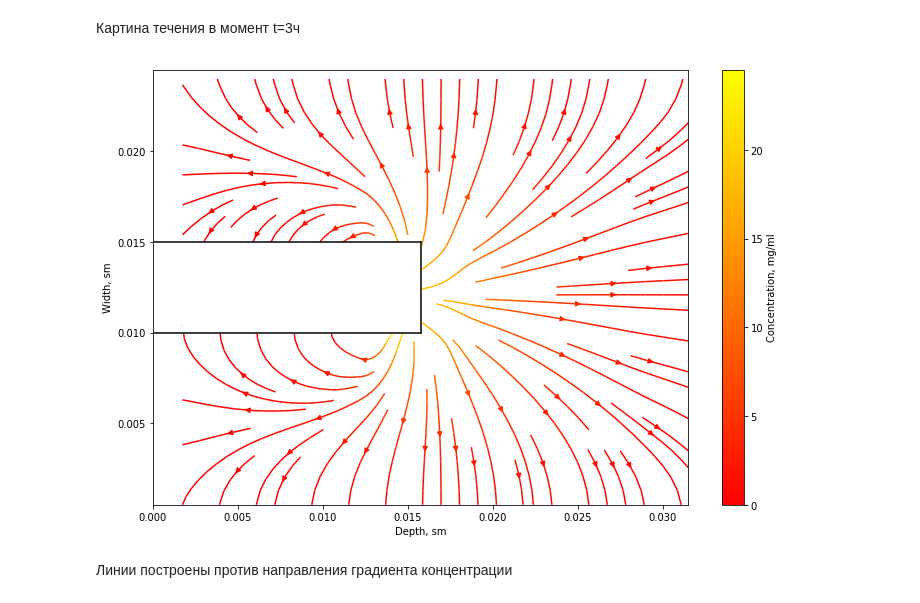
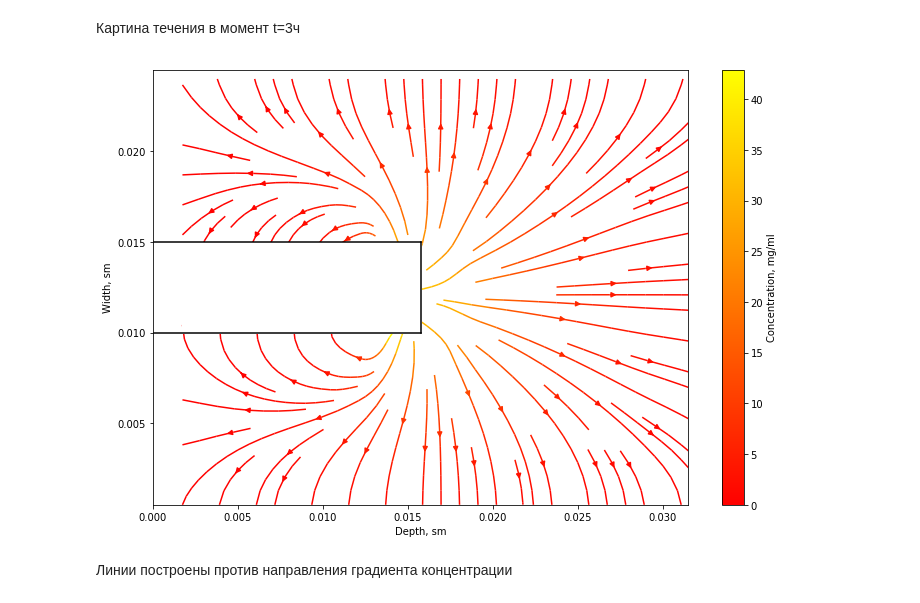
Before and after one commit to almaredan/TDD_Diffusion, a Jupyter notebook: TDD_of_verapamil.ipynb, the cells around one changed output. Saved outputs shown, nothing was run; the diff lists cells and outputs as text; code cells hidden in the pictures.

```diff
--- a/TDD_of_verapamil.ipynb
+++ b/TDD_of_verapamil.ipynb
@@ -180,40 +193,40 @@ plt.show()
 x = np.arange(0, 0.035,dx)
 y = np.arange(0, 0.025, dy)
 
-c_temp = data2d['And_2d_mm'][0][0][1][3]
+c_temp = data2d['And_2d_mm'][0][0][0][3]
 
 gradX = []
 for i in range(1,19):
     gradX.append(-D*(c_temp[i+1]-c_temp[i-1])/dx)
 gradX = np.array(gradX)[:,1:-1]
 
 gradY = []
 for i in range(1,49):
     gradY.append(-D*(c_temp[:,i+1]-c_temp[:,i-1])/dy)
 gradY = np.array(gradY).T[1:-1,:]
 
 # gradX[0:9,:]=0
 # gradY[0:9,:]=0
 
 l = 9*0.00175
 fig0, ax0 = plt.subplots()
 fig0.set_size_inches(12,8)
 strm = ax0.streamplot(x[1:-1], y[1:-1], gradX.T, gradY.T, color=c_temp.T[1:-1,1:-1],
                      cmap=plt.cm.autumn)
 cbar = fig0.colorbar(strm.lines)
 cbar.set_label('Concentration, mg/ml')
 plt.fill_between([0.00175, l], [0.01,0.01], [0.015,0.015], color='white', zorder=100)
 plt.plot([0.0001, l], [0.01,0.01], '-k', zorder=101)
 plt.plot([0.0001, l], [0.015,0.015], '-k', zorder=101)
 plt.plot([l, l], [0.01,0.015],'-k', zorder=101)
 # plt.plot(np.array(tmp).T[0], np.array(tmp).T[1], 'o')
 plt.xlim(0.)
 plt.ylim(dy, 0.025-dy)
 plt.xlabel('Depth, sm')
 plt.ylabel('Width, sm')
 plt.show()
 # %% [output]
-[figure, old version]
+[figure, new version]
 # %% [markdown]
 Линии построены против направления градиента концентрации
 # %% [markdown]
```
Also changed, not shown: parts of 34 cells of this notebook, 4 other files.
